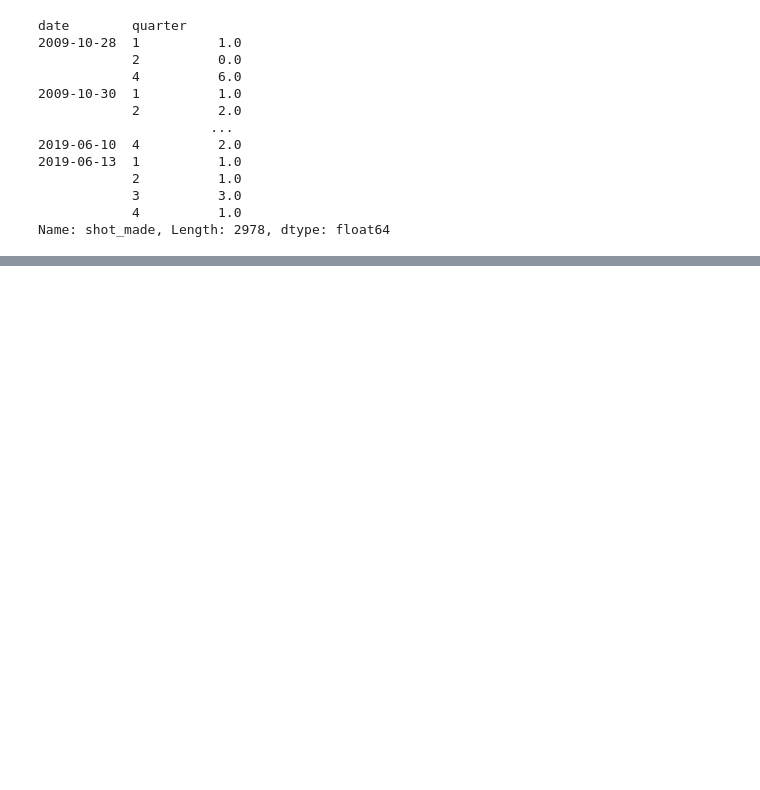
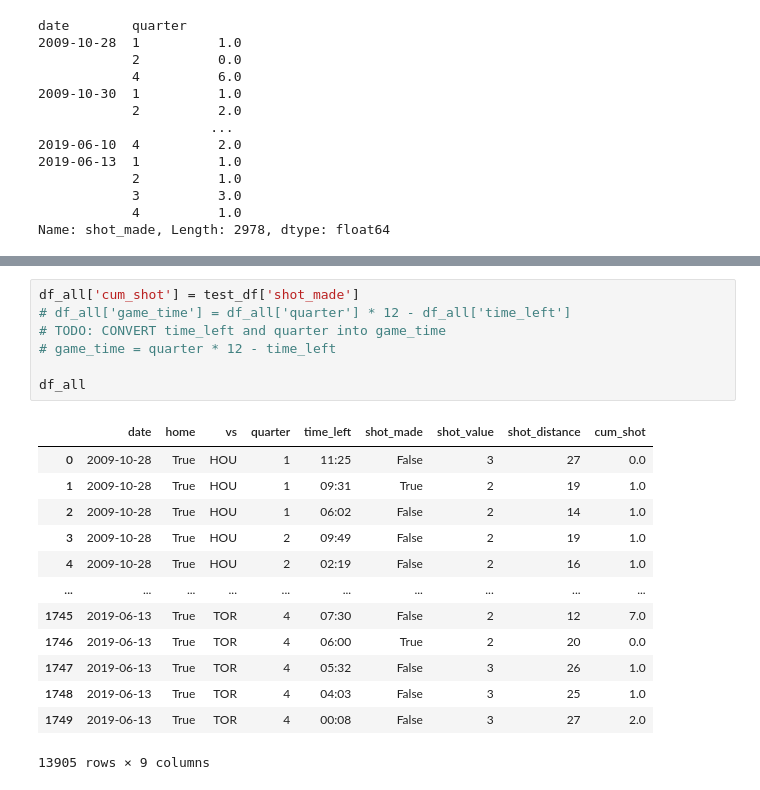
Before and after one commit to Fluffisaurus/player-performance-projection, a Jupyter notebook: scripts/combine_shooting_data.ipynb, the cells around one changed output, grey strips where cells are left out. Cells and saved outputs as stored; diff of their text form; blank space fills up the shorter version.

```diff
--- a/scripts/combine_shooting_data.ipynb
+++ b/scripts/combine_shooting_data.ipynb
@@ -124,0 +136,21 @@ Name: shot_made, dtype: bool
+# %%
+df_all['cum_shot'] = test_df['shot_made']
+# df_all['game_time'] = df_all['quarter'] * 12 - df_all['time_left']
+# TODO: CONVERT time_left and quarter into game_time
+# game_time = quarter * 12 - time_left
+
+df_all
+# %% [output]
+|  | date | home | vs | quarter | time_left | shot_made | shot_value | shot_distance | cum_shot |
+| 0 | 2009-10-28 | True | HOU | 1 | 11:25 | False | 3 | 27 | 0.0 |
+| 1 | 2009-10-28 | True | HOU | 1 | 09:31 | True | 2 | 19 | 1.0 |
+| 2 | 2009-10-28 | True | HOU | 1 | 06:02 | False | 2 | 14 | 1.0 |
+| 3 | 2009-10-28 | True | HOU | 2 | 09:49 | False | 2 | 19 | 1.0 |
+| 4 | 2009-10-28 | True | HOU | 2 | 02:19 | False | 2 | 16 | 1.0 |
+| ... | ... | ... | ... | ... | ... | ... | ... | ... | ... |
+| 1745 | 2019-06-13 | True | TOR | 4 | 07:30 | False | 2 | 12 | 7.0 |
+| 1746 | 2019-06-13 | True | TOR | 4 | 06:00 | True | 2 | 20 | 0.0 |
+| 1747 | 2019-06-13 | True | TOR | 4 | 05:32 | False | 3 | 26 | 1.0 |
+| 1748 | 2019-06-13 | True | TOR | 4 | 04:03 | False | 3 | 25 | 1.0 |
+| 1749 | 2019-06-13 | True | TOR | 4 | 00:08 | False | 3 | 27 | 2.0 |
+13905 rows × 9 columns
```
Also changed, not shown: parts of 7 cells of this notebook.
